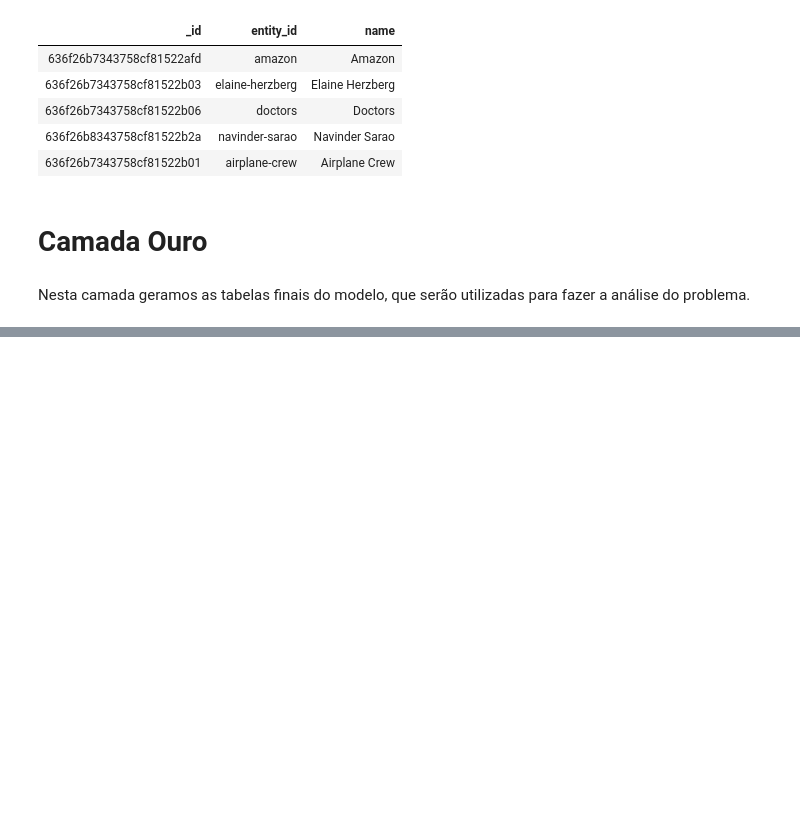
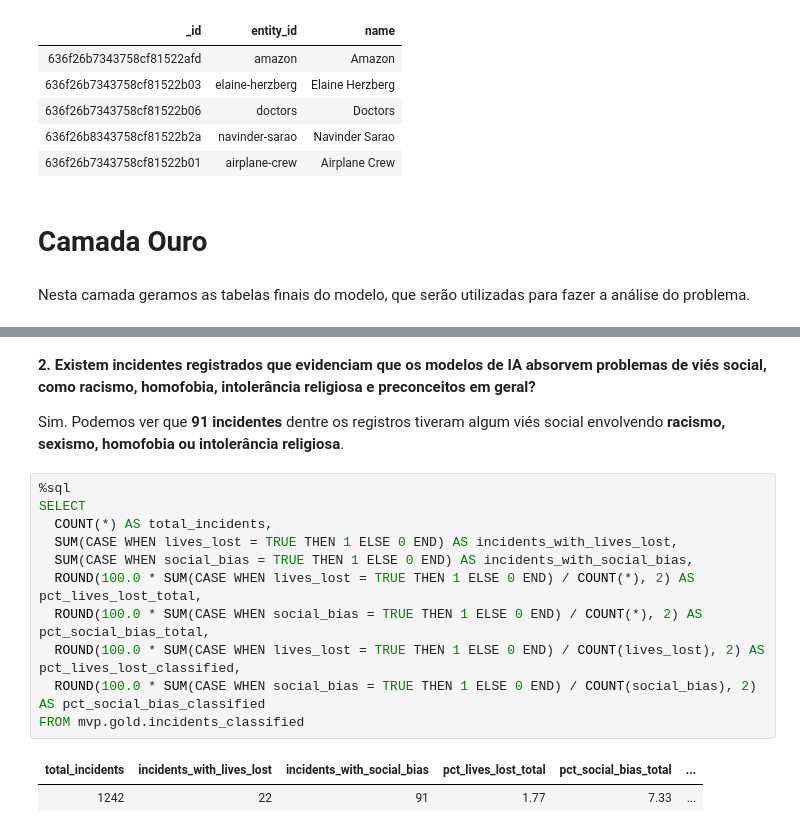
Before and after one commit to rogerlga/mvp-ed, a Jupyter notebook: mvp_ed.ipynb, the cells around one changed output, grey strips where cells are left out. Saved outputs shown, nothing was run; the diff lists cells and outputs as text; blank space fills up the shorter version.

```diff
--- a/mvp_ed.ipynb
+++ b/mvp_ed.ipynb
@@ -518,0 +680,18 @@ JOIN mvp.silver.classifications c
+# %% [markdown]
+**2. Existem incidentes registrados que evidenciam que os modelos de IA absorvem problemas de viés social, como racismo, homofobia, intolerância religiosa e preconceitos em geral?**
+
+Sim. Podemos ver que **91 incidentes** dentre os registros tiveram algum viés social envolvendo **racismo, sexismo, homofobia ou intolerância religiosa**.
+# %%
+%sql
+SELECT
+  COUNT(*) AS total_incidents,
+  SUM(CASE WHEN lives_lost = TRUE THEN 1 ELSE 0 END) AS incidents_with_lives_lost,
+  SUM(CASE WHEN social_bias = TRUE THEN 1 ELSE 0 END) AS incidents_with_social_bias,
+  ROUND(100.0 * SUM(CASE WHEN lives_lost = TRUE THEN 1 ELSE 0 END) / COUNT(*), 2) AS pct_lives_lost_total,
+  ROUND(100.0 * SUM(CASE WHEN social_bias = TRUE THEN 1 ELSE 0 END) / COUNT(*), 2) AS pct_social_bias_total,
+  ROUND(100.0 * SUM(CASE WHEN lives_lost = TRUE THEN 1 ELSE 0 END) / COUNT(lives_lost), 2) AS pct_lives_lost_classified,
+  ROUND(100.0 * SUM(CASE WHEN social_bias = TRUE THEN 1 ELSE 0 END) / COUNT(social_bias), 2) AS pct_social_bias_classified
+FROM mvp.gold.incidents_classified
+# %% [output]
+| total_incidents | incidents_with_lives_lost | incidents_with_social_bias | pct_lives_lost_total | pct_social_bias_total | ... |
+| 1242 | 22 | 91 | 1.77 | 7.33 | ... |
```
Also changed, not shown: parts of 23 cells of this notebook, 1 other file.
